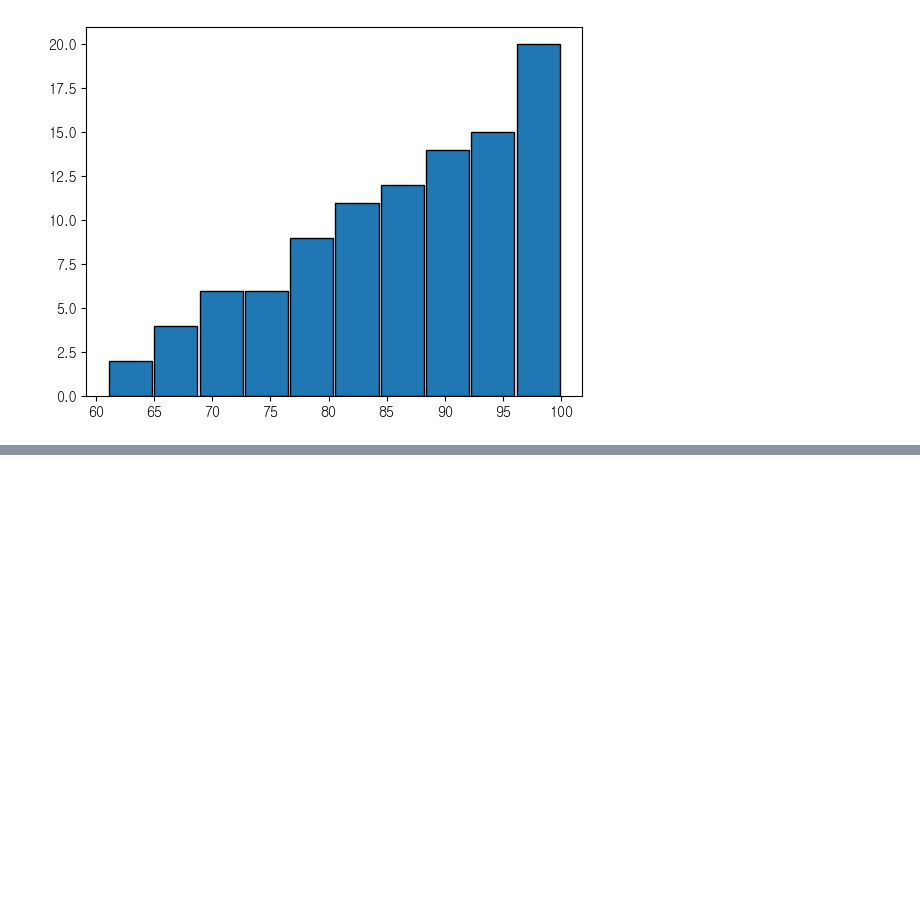
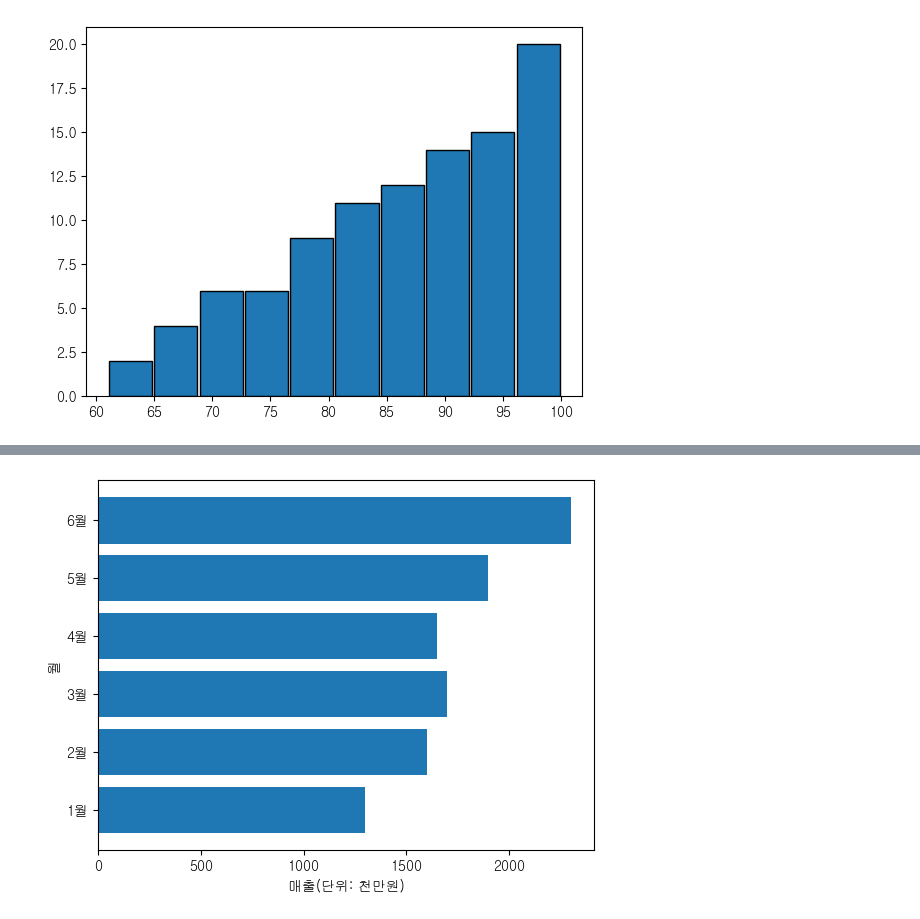
Before and after one commit to yugyeongh/encore_skn11, a Jupyter notebook: 04_data_analysis/03_matplotlib/02_matplotlib_chart.ipynb, the cells around one changed output, grey strips where cells are left out. Cells and saved outputs as stored; diff of their text form; code cells hidden in the pictures; blank space fills up the shorter version.

```diff
--- a/04_data_analysis/03_matplotlib/02_matplotlib_chart.ipynb
+++ b/04_data_analysis/03_matplotlib/02_matplotlib_chart.ipynb
@@ -47,0 +136,8 @@ plt.show()
+# %%
+# 수평 막대 그래프: barh
+plt.barh(df['months'],df['sales'])
+plt.ylabel('월')
+plt.xlabel('매출(단위: 천만원)')
+plt.show()
+# %% [output]
+[figure, added]
```
Also changed, not shown: parts of 26 cells of this notebook, 2 other files.
